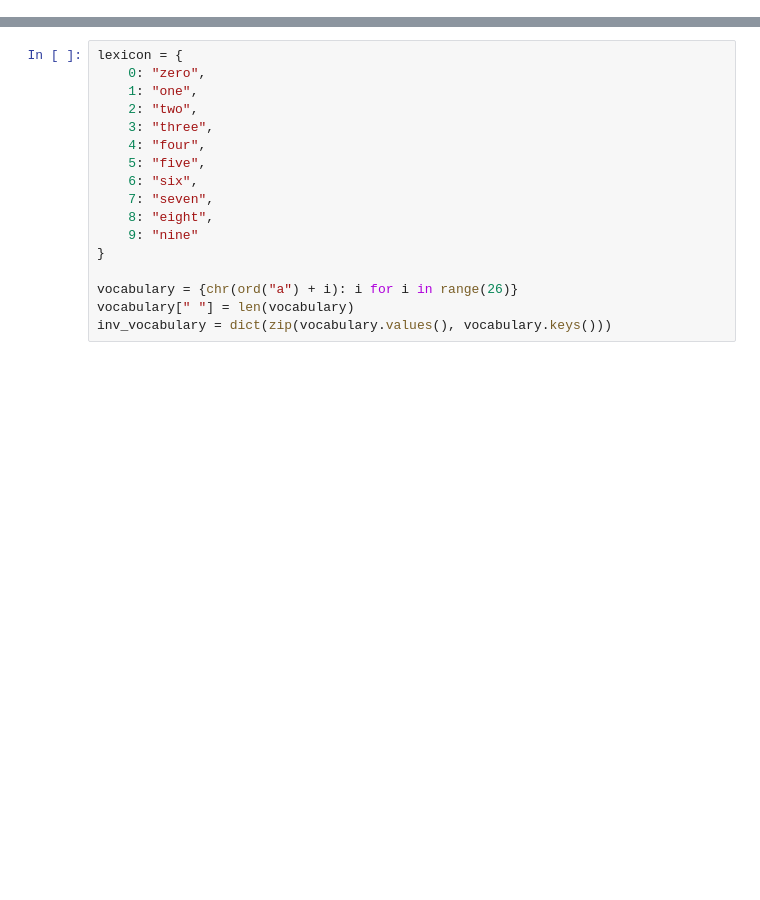
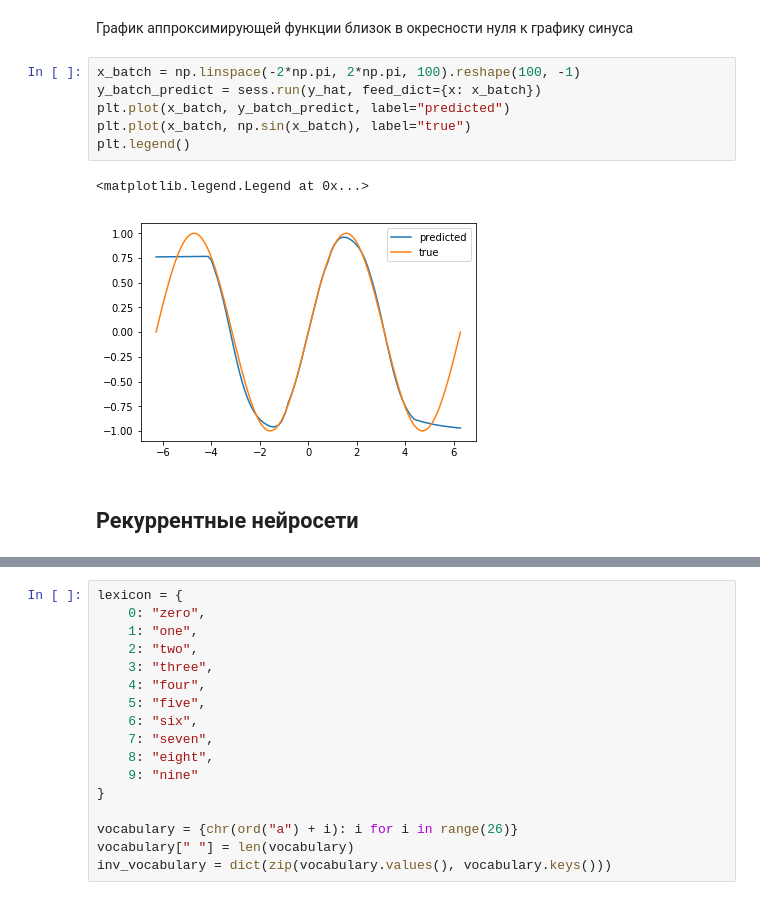
Before and after one commit to standy66/pycon-speech-recognition-2017, a Jupyter notebook: pycon_speech_recognition.ipynb, the cells around one changed output, grey strips where cells are left out. Cells and saved outputs as stored; diff of their text form; blank space fills up the shorter version.

```diff
--- a/pycon_speech_recognition.ipynb
+++ b/pycon_speech_recognition.ipynb
@@ -43,0 +333,13 @@ plt.plot(data)
+# %% [markdown]
+График аппроксимирующей функции близок в окресности нуля к графику синуса
+# %%
+x_batch = np.linspace(-2*np.pi, 2*np.pi, 100).reshape(100, -1)
+y_batch_predict = sess.run(y_hat, feed_dict={x: x_batch})
+plt.plot(x_batch, y_batch_predict, label="predicted")
+plt.plot(x_batch, np.sin(x_batch), label="true")
+plt.legend()
+# %% [output]
+<matplotlib.legend.Legend at 0x...>
+[figure, added]
+# %% [markdown]
+## Рекуррентные нейросети
```
Also changed, not shown: parts of 72 cells of this notebook, 27 other files.
